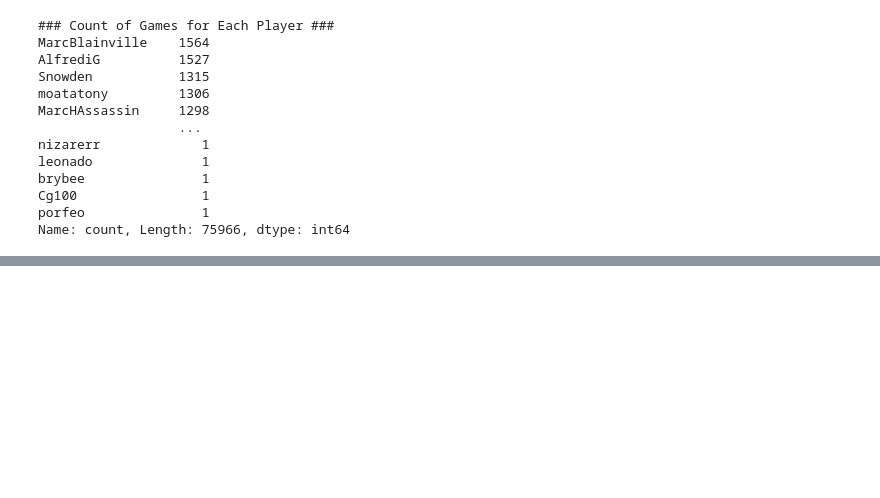
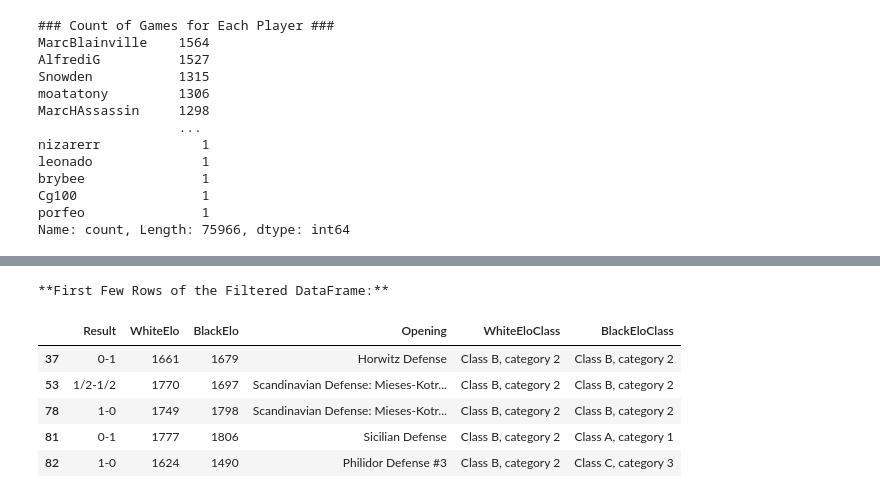
Before and after one commit to joelsebbu/chess_analytics, a Jupyter notebook: EDA.ipynb, the cells around one changed output, grey strips where cells are left out. Cells and saved outputs as stored; diff of their text form; code cells hidden in the pictures; blank space fills up the shorter version.

```diff
--- a/EDA.ipynb
+++ b/EDA.ipynb
@@ -323,0 +397,18 @@ display(opening_win_rates)
+# %%
+# only take the games which are in top 10 openning of class B
+class_b_games = class_b_games[class_b_games['Opening'].isin(class_b_opening.index)]
+
+# only take the games which are in top 10 openning of class A
+class_a_games = class_a_games[class_a_games['Opening'].isin(class_a_opening.index)]
+
+# Display the first few rows of the filtered DataFrame
+print("\n**First Few Rows of the Filtered DataFrame:**")
+display(class_b_games.head())
+# %% [output]
+**First Few Rows of the Filtered DataFrame:**
+|  | Result | WhiteElo | BlackElo | Opening | WhiteEloClass | BlackEloClass |
+| 37 | 0-1 | 1661 | 1679 | Horwitz Defense | Class B, category 2 | Class B, category 2 |
+| 53 | 1/2-1/2 | 1770 | 1697 | Scandinavian Defense: Mieses-Kotr... | Class B, category 2 | Class B, category 2 |
+| 78 | 1-0 | 1749 | 1798 | Scandinavian Defense: Mieses-Kotr... | Class B, category 2 | Class B, category 2 |
+| 81 | 0-1 | 1777 | 1806 | Sicilian Defense | Class B, category 2 | Class A, category 1 |
+| 82 | 1-0 | 1624 | 1490 | Philidor Defense #3 | Class B, category 2 | Class C, category 3 |
```
Also changed, not shown: parts of 9 cells of this notebook.
